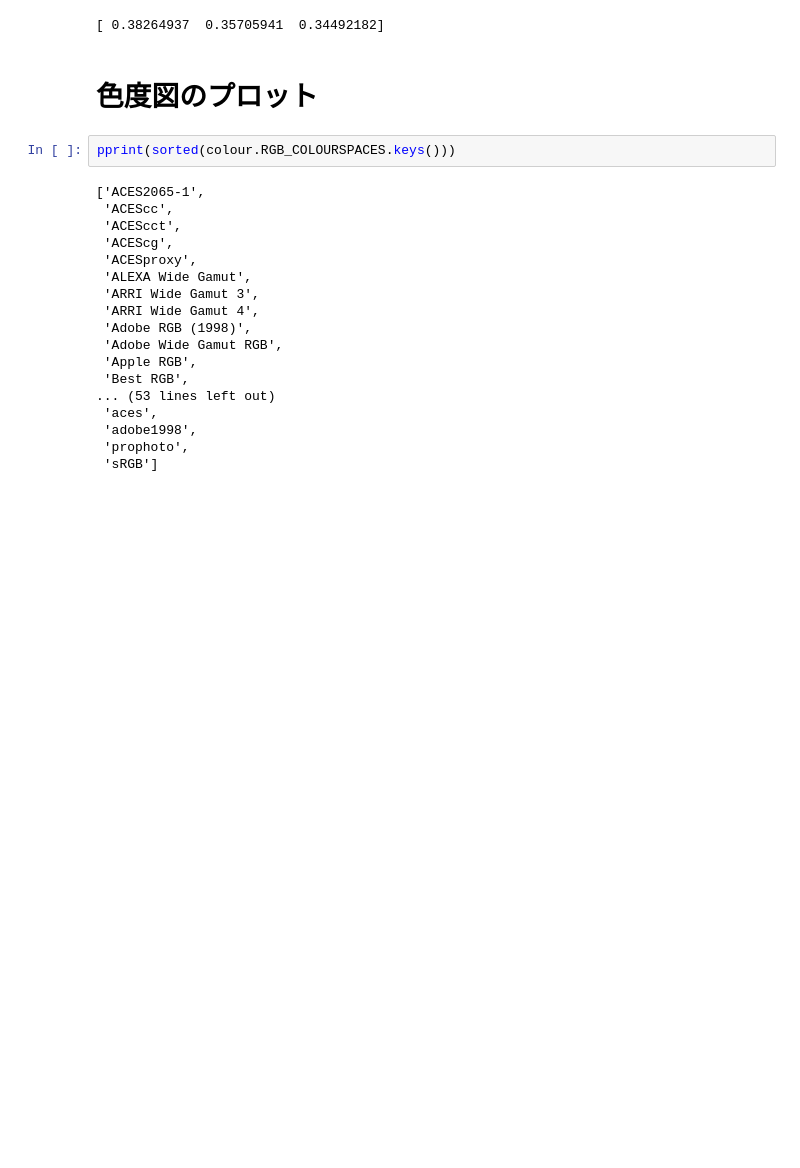
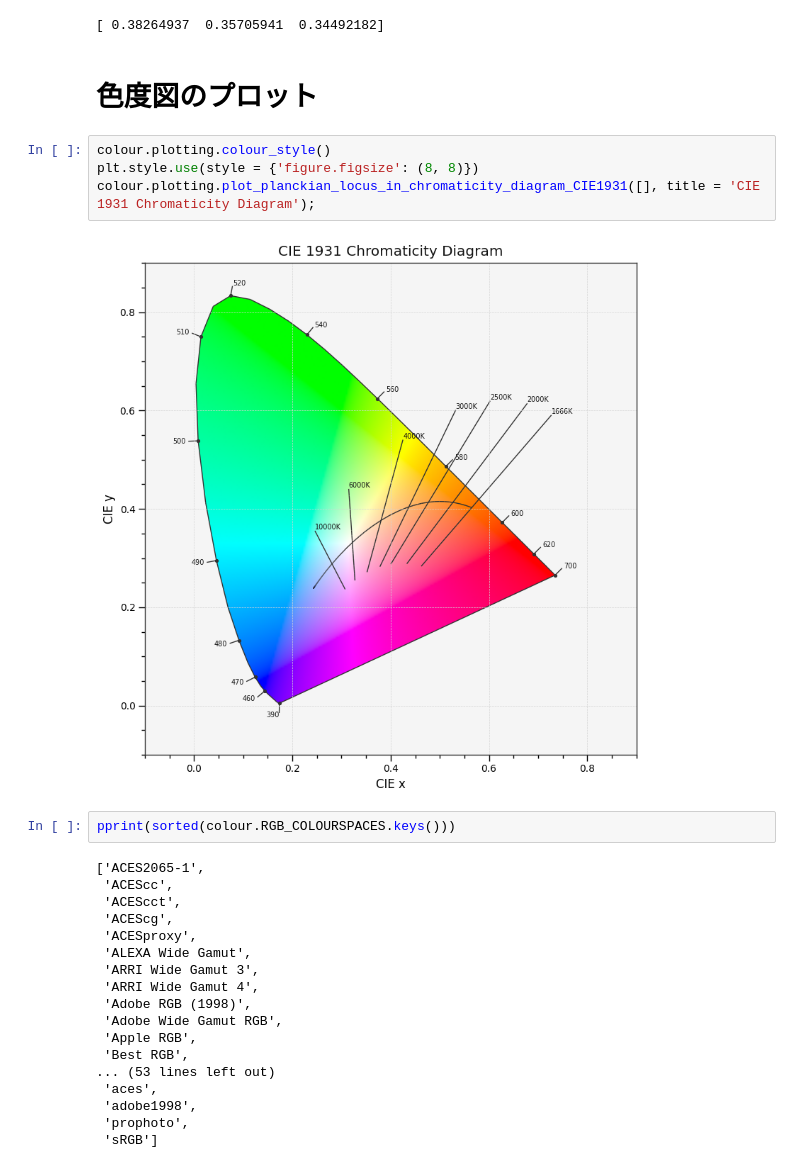
Before and after one commit to medaka-github/cinematic_color, a Jupyter notebook: cinematic_color.ipynb, the cells around one changed output. Drawn from its saved outputs; the diff is of its cells as text; blank space fills up the shorter version.

```diff
--- a/cinematic_color.ipynb
+++ b/cinematic_color.ipynb
@@ -221,6 +223,12 @@ print(xyY)
 [ 0.38264937  0.35705941  0.34492182]
 # %% [markdown]
 # 色度図のプロット
+# %%
+colour.plotting.colour_style()
+plt.style.use(style = {'figure.figsize': (8, 8)})
+colour.plotting.plot_planckian_locus_in_chromaticity_diagram_CIE1931([], title = 'CIE 1931 Chromaticity Diagram');
+# %% [output]
+[figure, added]
 # %%
 pprint(sorted(colour.RGB_COLOURSPACES.keys()))
 # %% [output]
```
Also changed, not shown: parts of 2 cells of this notebook, 6 other files.
